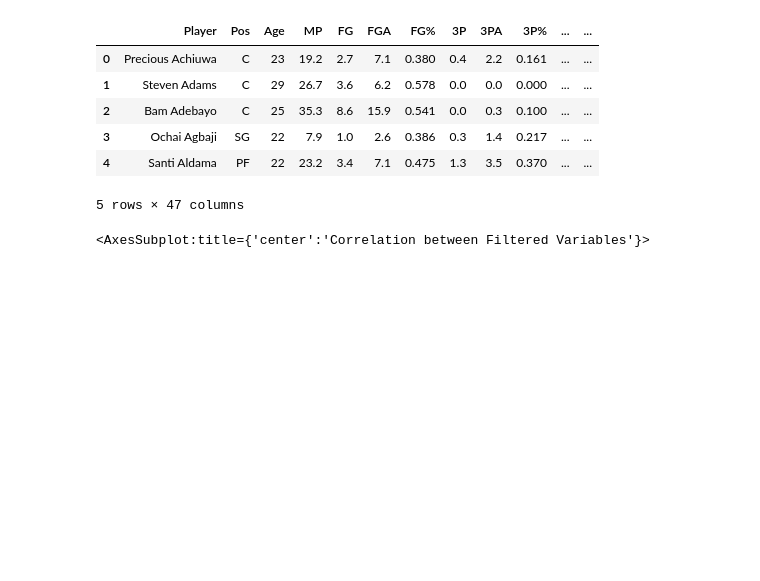
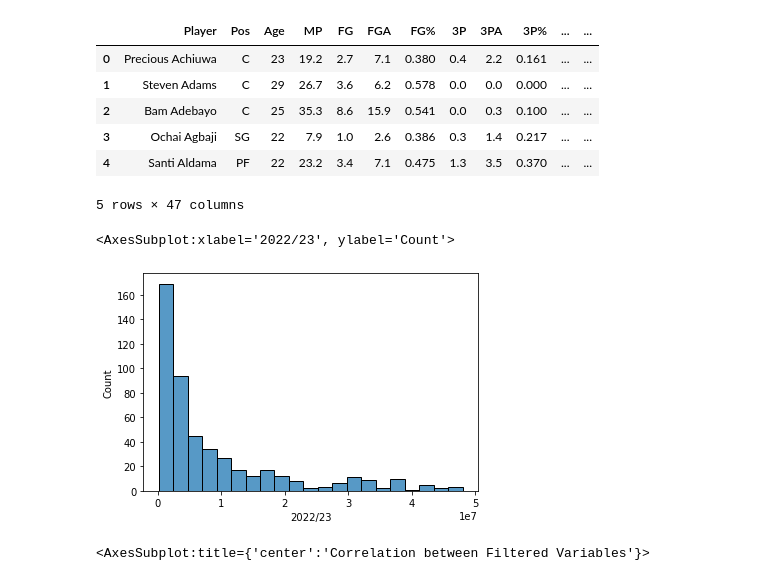
Before and after one commit to SLBlundell/slblundell.github.io, a Jupyter notebook: nba_project/charts/chart_4/model_players.ipynb, the cells around one changed output. Cells and saved outputs as stored; diff of their text form; code cells hidden in the pictures; blank space fills up the shorter version.

Commit message:
Added additional intro chart

```diff
--- a/nba_project/charts/chart_4/model_players.ipynb
+++ b/nba_project/charts/chart_4/model_players.ipynb
@@ -20,6 +20,11 @@ data.head()
 | 3 | Ochai Agbaji | SG | 22 | 7.9 | 1.0 | 2.6 | 0.386 | 0.3 | 1.4 | 0.217 | ... | ... |
 | 4 | Santi Aldama | PF | 22 | 23.2 | 3.4 | 7.1 | 0.475 | 1.3 | 3.5 | 0.370 | ... | ... |
 5 rows × 47 columns
+# %%
+sns.histplot(data["2022/23"])
+# %% [output]
+<AxesSubplot:xlabel='2022/23', ylabel='Count'>
+[figure, added]
 # %%
 corr = data.corr().abs()
 corr = corr.loc[corr['2022/23']>.6]
```
Also changed, not shown: parts of 1 cell of this notebook, 5 other files.
